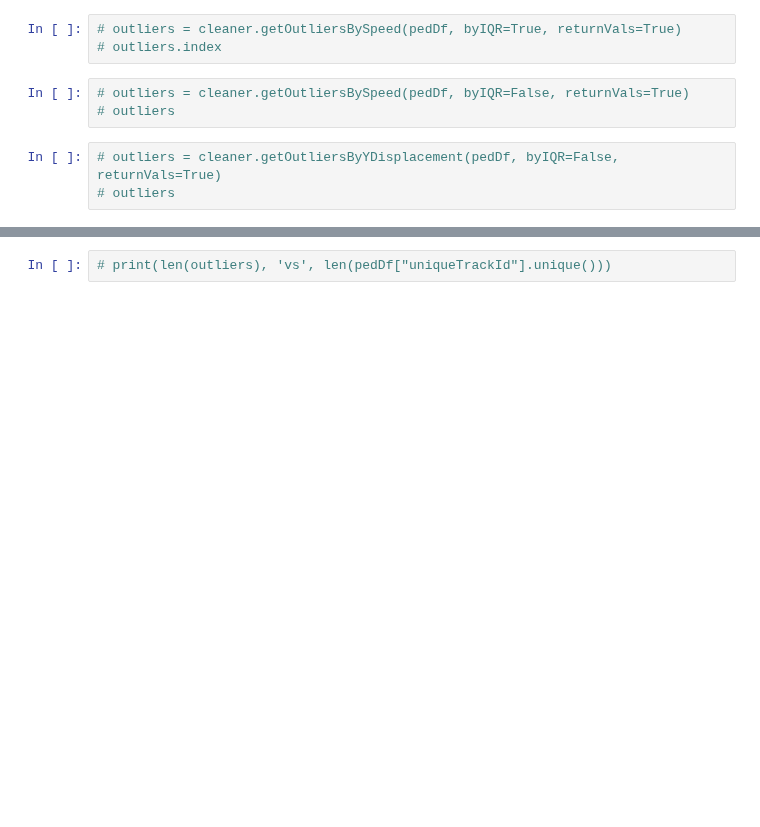
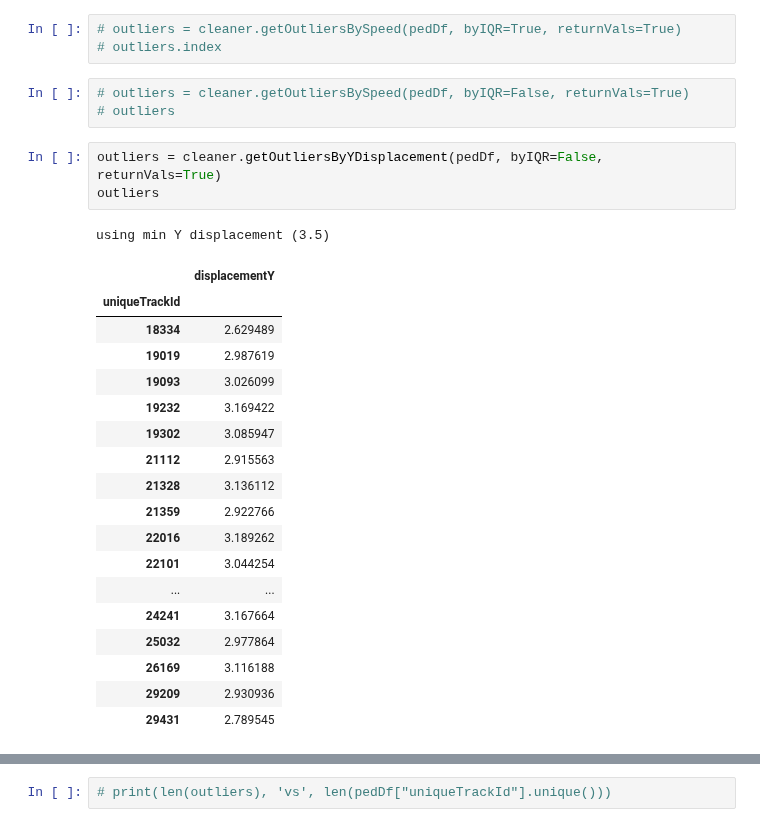
Before and after one commit to adhocmaster/TTI-dataset-tools, a Jupyter notebook: src/notebooks/Coordinate-Transformation.ipynb, the cells around one changed output, grey strips where cells are left out. Saved outputs shown, nothing was run; the diff lists cells and outputs as text; blank space fills up the shorter version.

```diff
--- a/src/notebooks/Coordinate-Transformation.ipynb
+++ b/src/notebooks/Coordinate-Transformation.ipynb
@@ -99,5 +99,25 @@ plt.boxplot(pedDf['speed'])
 # outliers = cleaner.getOutliersBySpeed(pedDf, byIQR=False, returnVals=True)
 # outliers
 # %%
-# outliers = cleaner.getOutliersByYDisplacement(pedDf, byIQR=False, returnVals=True)
-# outliers
+outliers = cleaner.getOutliersByYDisplacement(pedDf, byIQR=False, returnVals=True)
+outliers
+# %% [output]
+using min Y displacement (3.5)
+|  | displacementY |
+| uniqueTrackId |  |
+| 18334 | 2.629489 |
+| 19019 | 2.987619 |
+| 19093 | 3.026099 |
+| 19232 | 3.169422 |
+| 19302 | 3.085947 |
+| 21112 | 2.915563 |
+| 21328 | 3.136112 |
+| 21359 | 2.922766 |
+| 22016 | 3.189262 |
+| 22101 | 3.044254 |
+| ... | ... |
+| 24241 | 3.167664 |
+| 25032 | 2.977864 |
+| 26169 | 3.116188 |
+| 29209 | 2.930936 |
+| 29431 | 2.789545 |
```
Also changed, not shown: parts of 16 cells of this notebook, 3 other files.
